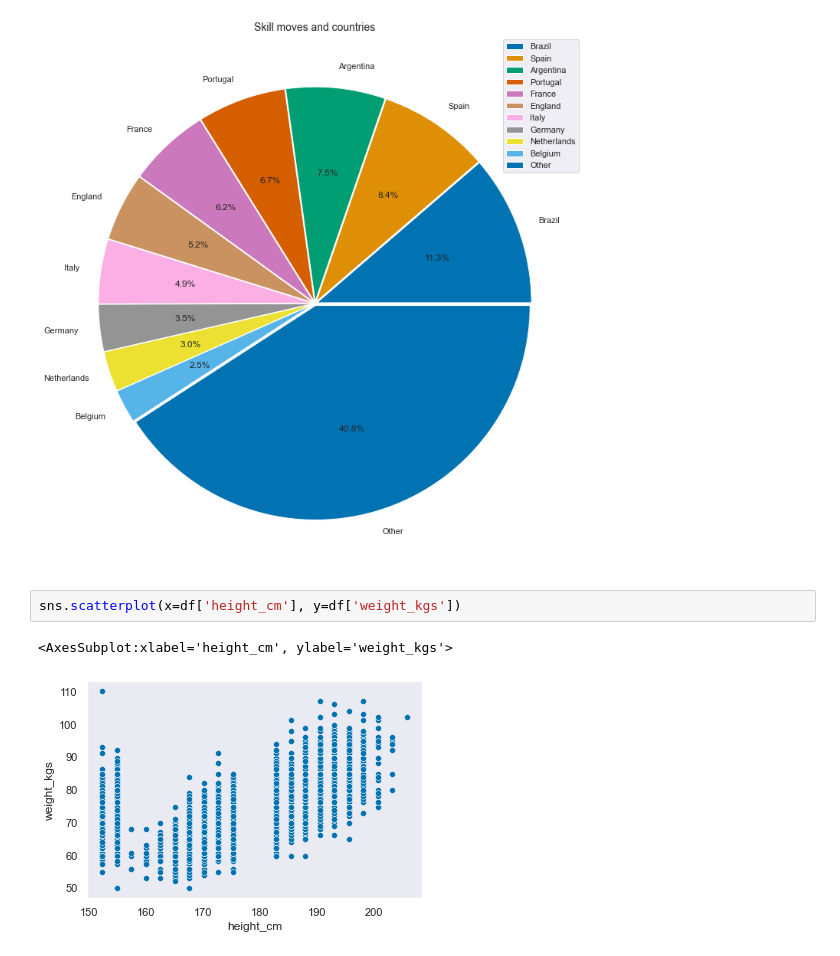
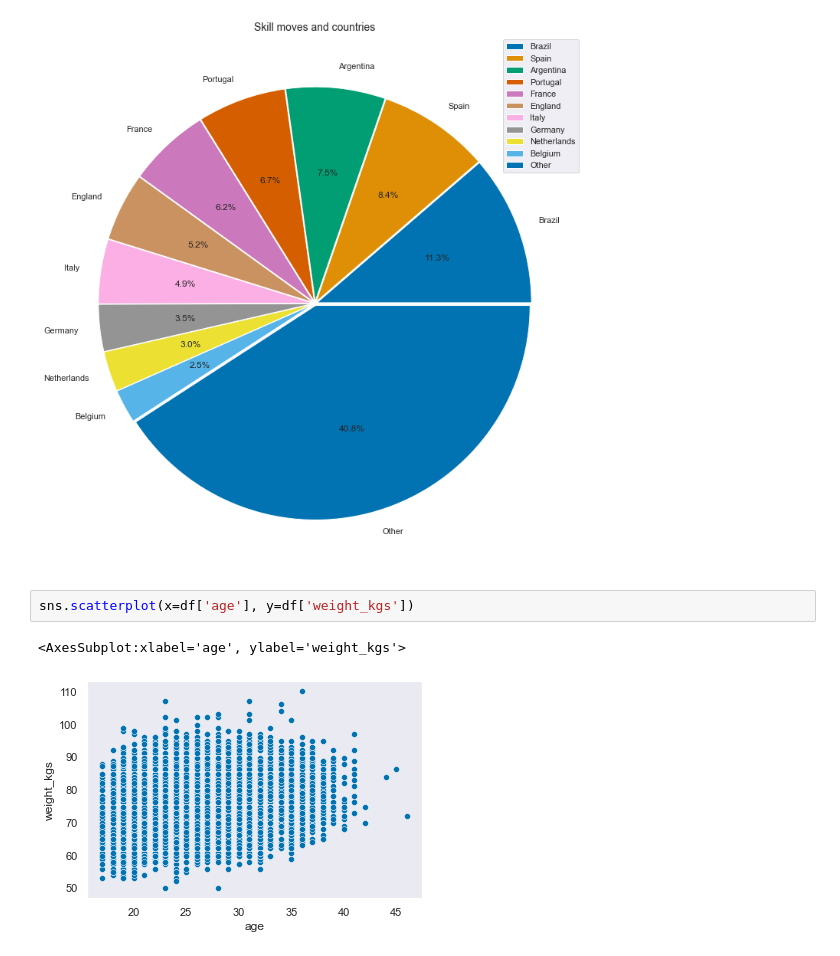
Before and after one commit to SaifSultanAlharthi/EDA-T5-data-science, a Jupyter notebook: eda.ipynb, the cells around one changed output. Saved outputs shown, nothing was run; the diff lists cells and outputs as text.

```diff
--- a/eda.ipynb
+++ b/eda.ipynb
@@ -85,7 +85,7 @@ plt.title("Skill moves and countries", fontsize=14);
 # %% [output]
 [figure]
 # %%
-sns.scatterplot(x=df['height_cm'], y=df['weight_kgs'])
+sns.scatterplot(x=df['age'], y=df['weight_kgs'])
 # %% [output]
-<AxesSubplot:xlabel='height_cm', ylabel='weight_kgs'>
+<AxesSubplot:xlabel='age', ylabel='weight_kgs'>
-[figure, old version]
+[figure, new version]
```
Also changed, not shown: parts of 7 cells of this notebook.
